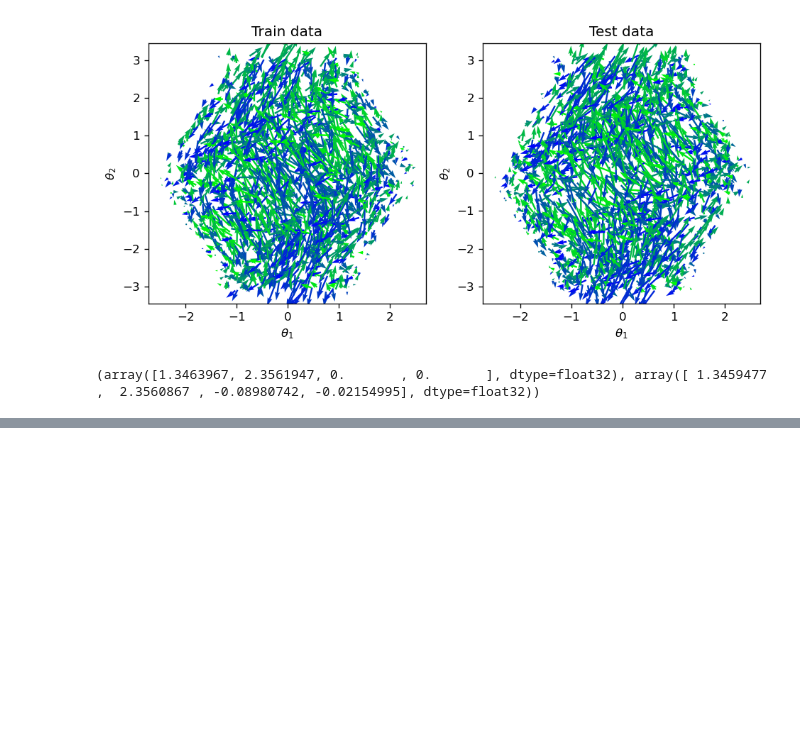
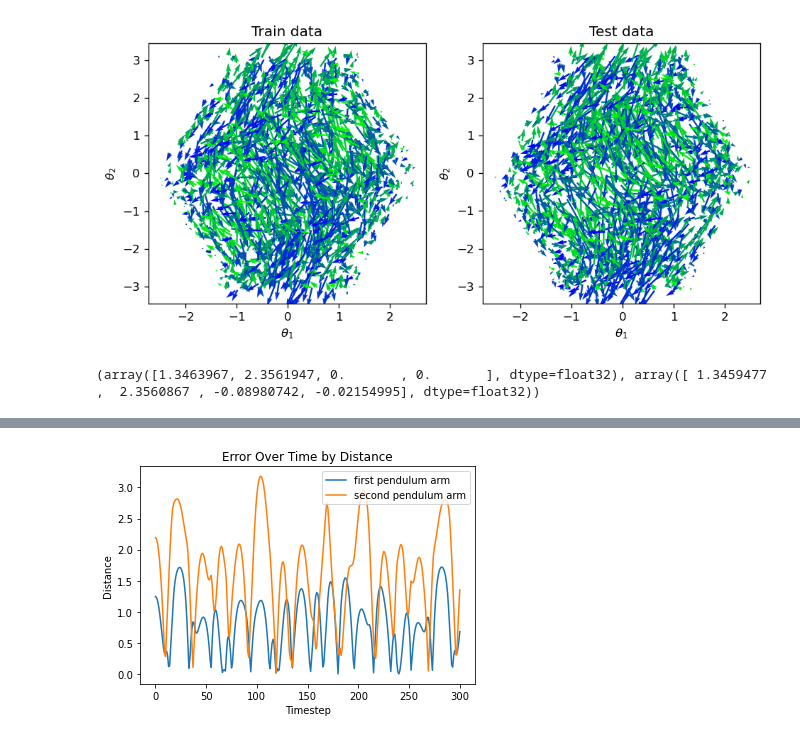
Before and after one commit to gthampak/physinet.io, a Jupyter notebook: BaselineFC.ipynb, the cells around one changed output, grey strips where cells are left out. Saved outputs shown, nothing was run; the diff lists cells and outputs as text; code cells hidden in the pictures; blank space fills up the shorter version.

```diff
--- a/BaselineFC.ipynb
+++ b/BaselineFC.ipynb
@@ -261,0 +443,23 @@ Validation Loss:  tensor(4213.6538, grad_fn=<DivBackward0>)
+# %%
+def cart_error_over_time(cart_coords_model, cart_coords_ana):
+    x11, y11, x21, y21 = cart_coords_ana
+    x12, y12, x22, y22 = cart_coords_model
+
+    distance_1 = np.sqrt((np.square(np.absolute(x11 - x12)) + np.square(np.absolute(y11 - y12))))
+    distance_2 = np.sqrt((np.square(np.absolute(x21 - x22)) + np.square(np.absolute(y21 - y22))))
+
+    index = np.arange(np.size(distance_1))
+
+    plt.plot(index, distance_1, label='first pendulum arm')
+    plt.plot(index, distance_2, label='second pendulum arm')
+    plt.legend(loc="upper right")
+
+    plt.title('Error Over Time by Distance')
+    plt.xlabel('Timestep')
+    plt.ylabel('Distance')
+
+    plt.show()
+# %%
+cart_error_over_time(cart_coords_mod, cart_coords_ana)
+# %% [output]
+[figure, added]
```
Also changed, not shown: parts of 17 cells of this notebook, 4 other files.
